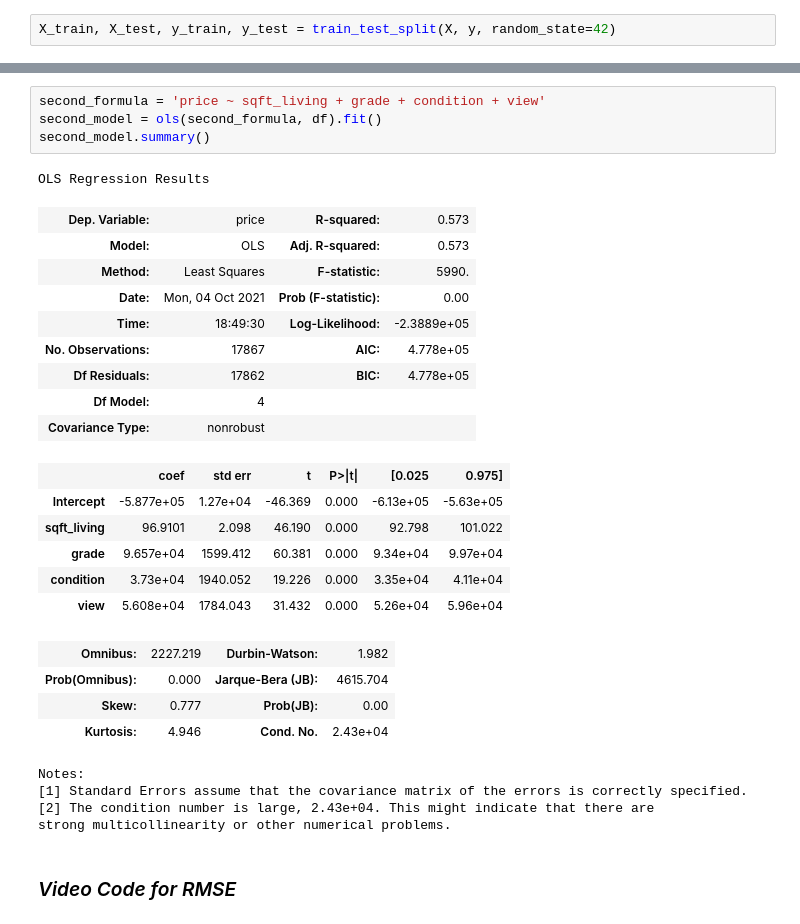
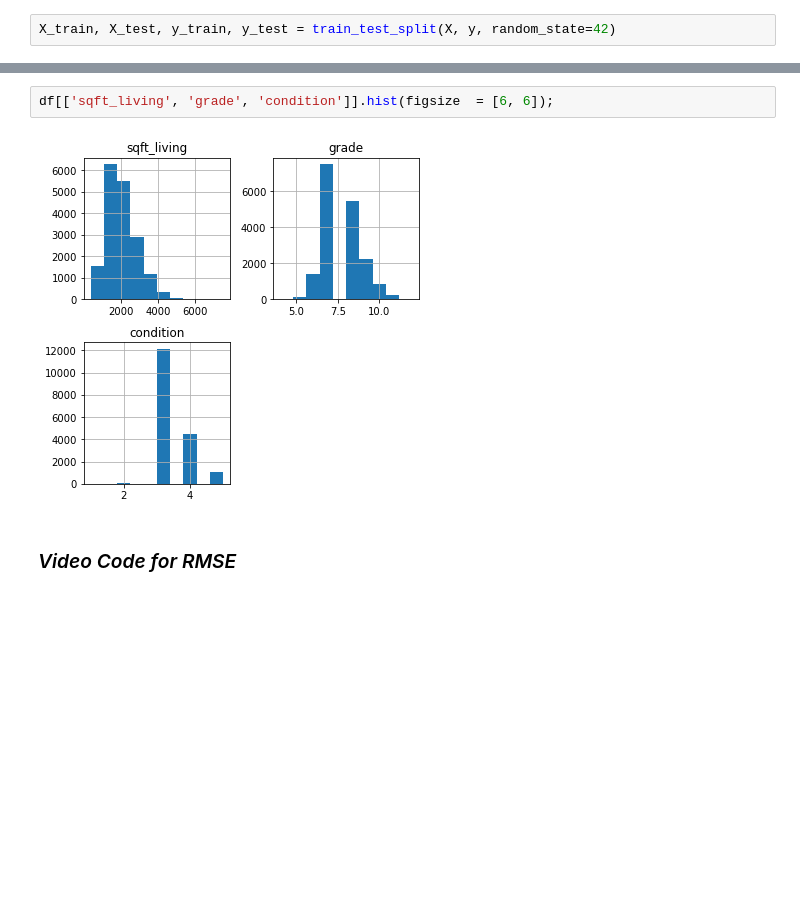
Before and after one commit to cyborgsage/kingco-realestate, a Jupyter notebook: doug_index.ipynb, the cells around one changed output, grey strips where cells are left out. Saved outputs shown, nothing was run; the diff lists cells and outputs as text; blank space fills up the shorter version.

```diff
--- a/doug_index.ipynb
+++ b/doug_index.ipynb
@@ -338,32 +319,7 @@ array([[ 0.71365362,  1.22334217,  0.1518378 , ..., -0.48556256,
-# %%
-second_formula = 'price ~ sqft_living + grade + condition + view'
-second_model = ols(second_formula, df).fit()
-second_model.summary()
-# %% [output]
-OLS Regression Results
-| Dep. Variable: | price | R-squared: | 0.573 |
-| Model: | OLS | Adj. R-squared: | 0.573 |
-| Method: | Least Squares | F-statistic: | 5990. |
-| Date: | Mon, 04 Oct 2021 | Prob (F-statistic): | 0.00 |
-| Time: | 18:49:30 | Log-Likelihood: | -2.3889e+05 |
-| No. Observations: | 17867 | AIC: | 4.778e+05 |
-| Df Residuals: | 17862 | BIC: | 4.778e+05 |
-| Df Model: | 4 |  |  |
-| Covariance Type: | nonrobust |  |  |
-|  | coef | std err | t | P>|t| | [0.025 | 0.975] |
-| Intercept | -5.877e+05 | 1.27e+04 | -46.369 | 0.000 | -6.13e+05 | -5.63e+05 |
-| sqft_living | 96.9101 | 2.098 | 46.190 | 0.000 | 92.798 | 101.022 |
-| grade | 9.657e+04 | 1599.412 | 60.381 | 0.000 | 9.34e+04 | 9.97e+04 |
-| condition | 3.73e+04 | 1940.052 | 19.226 | 0.000 | 3.35e+04 | 4.11e+04 |
-| view | 5.608e+04 | 1784.043 | 31.432 | 0.000 | 5.26e+04 | 5.96e+04 |
-| Omnibus: | 2227.219 | Durbin-Watson: | 1.982 |
-| Prob(Omnibus): | 0.000 | Jarque-Bera (JB): | 4615.704 |
-| Skew: | 0.777 | Prob(JB): | 0.00 |
-| Kurtosis: | 4.946 | Cond. No. | 2.43e+04 |
-Notes:
-[1] Standard Errors assume that the covariance matrix of the errors is correctly specified.
-[2] The condition number is large, 2.43e+04. This might indicate that there are
-strong multicollinearity or other numerical problems.
+# %%
+df[['sqft_living', 'grade', 'condition']].hist(figsize  = [6, 6]);
+# %% [output]
+[figure, added]
 # %% [markdown]
 ### *Video Code for RMSE*
 # %%
```
Also changed, not shown: parts of 15 cells of this notebook.
